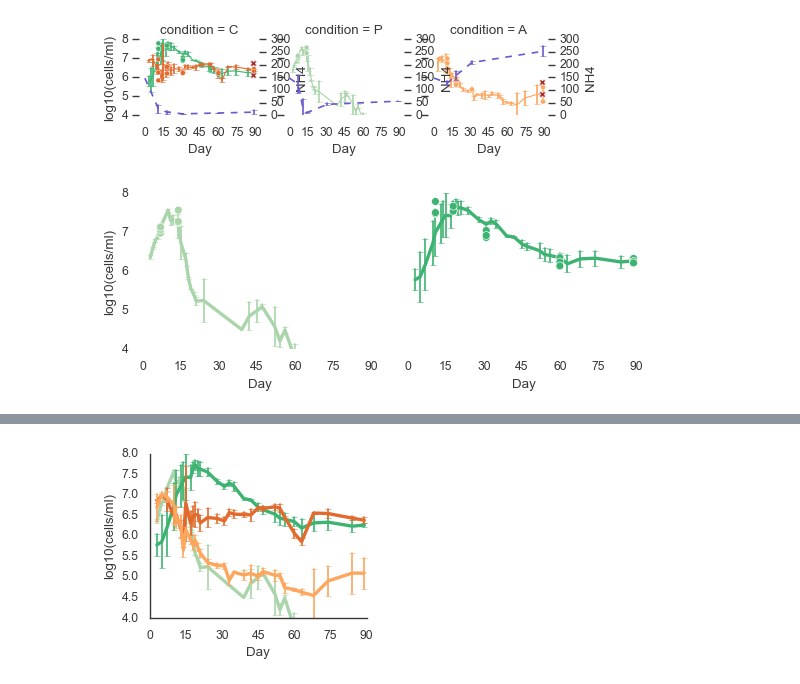
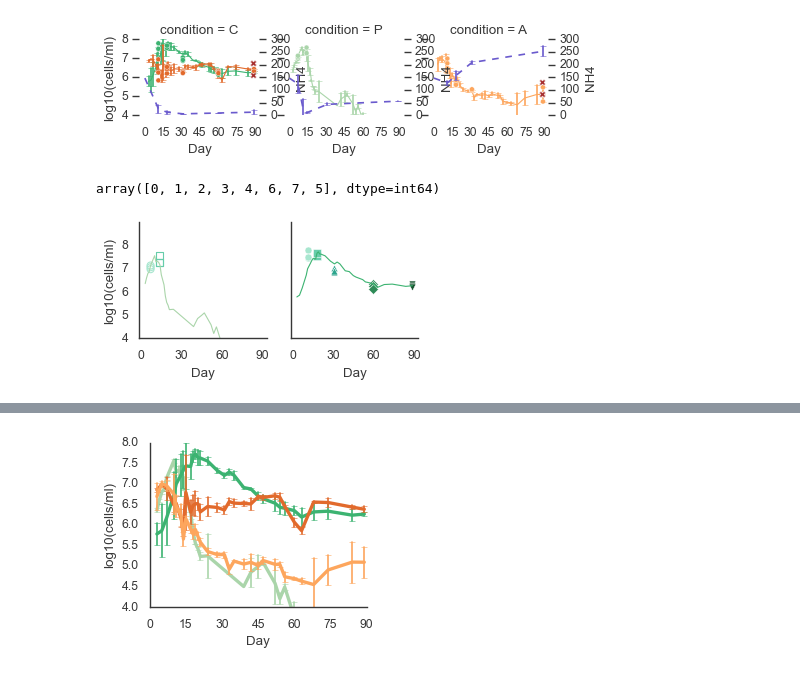
Before and after one commit to wosnat/CC1A3, a Jupyter notebook: FCM/cc1A3 notebook.ipynb, the cells around one changed output, grey strips where cells are left out. Cells and saved outputs as stored; diff of their text form; code cells hidden in the pictures.

Commit message:
create prochlorococcus DE figure

```diff
--- a/FCM/cc1A3 notebook.ipynb
+++ b/FCM/cc1A3 notebook.ipynb
@@ -403,3 +403,8 @@ save_fpath = os.path.join(save_dpath, f'fig_cellml_nh4.svg')
 plt.savefig(save_fpath)
 # %% [output]
 [figure]
+# %%
+fcm_df.loc[
+        fcm_df.omics.isin([True])].timepoint.unique()
+# %% [output]
+array([0, 1, 2, 3, 4, 6, 7, 5], dtype=int64)
@@ -406,48 +443,71 @@ plt.savefig(save_fpath)
 # %%
 fcm_df['log10(cells/ml)'] = np.log10(fcm_df['cells/ml'])
 g = sns.relplot(
     data=fcm_df.loc[
         fcm_df.timepoint.isin([0, 7, 5]) &
         (fcm_df.events > 40) &
         (~fcm_df.sample_id.isin(problematic_samples)) &
         (fcm_df.Strain.isin(['med4']))
                            ]
             , x='Day', y='log10(cells/ml)',
             #style='replicate',
             #markers=True,
             #estimator=None, units='Sample',
             hue='group', #markersize=5,
             #size='omics',
-            err_style='bars',
+            #err_style='bars',
             col='condition', col_order=['P', 'C'],
             hue_order=forder, palette=fpal,
-            lw=3,
-           kind='line', errorbar='sd',
-            height=3, aspect=1.2,
+            lw=1,
+           kind='line', errorbar=None,
+            height=2.5, aspect=0.9,
             legend=False
-           ).set(xticks=[0,15,30,45,60,75,90], ylim=[4,8]).set_titles('')
+           ).set(xticks=[0,30,60,90], ylim=[4,9]).set_titles('')
 
 
 g.set(yticks=(4,5,6,7,8))
-sns.despine(left=True, bottom=True)
+# sns.despine(left=True, bottom=True)
 
 for col_val, ax in g.axes_dict.items():
-    sns.scatterplot(
+    for timepoint in omics_order:
+        facecolor = omics_palette_dict[timepoint]
+        edgecolor = 'white'
+        lw = 0.5
+        if col_val != 'C':
+            facecolor = 'none'
+            edgecolor = omics_palette_dict[timepoint]
+            lw=1
         data=fcm_df.loc[
-        fcm_df.omics.isin([True])&# (fcm_df.events > 40) &
-        fcm_df.condition.isin([col_val]) &
-        (fcm_df.Strain.isin(['med4']))
-        ]
-                , x='Day', y='log10(cells/ml)',
-                hue_order=forder, palette=fpal,
-                #style='replicate',
-                hue='group', s=50, # marker='X',# lw=0.5,
-                    zorder=20,
-                    legend=False, ax=ax,
-               )
+            fcm_df.omics.isin([True])& (fcm_df.events > 40) &
+            fcm_df.condition.isin([col_val]) &
+            (fcm_df.Strain.isin(['med4'])) &
+            fcm_df.timepoint.isin([timepoint])
+            ]
+        ax.scatter(
+            x=data['Day'], y=data['log10(cells/ml)'],
+            edgecolor=edgecolor,
+            facecolor=facecolor,
+            marker=omics_shapes_dict[timepoint],
+            s=40, lw=lw,
+
+        )
+    # sns.scatterplot(
+
+    #     data=fcm_df.loc[
+    #     fcm_df.omics.isin([True])& (fcm_df.events > 40) &
+    #     fcm_df.condition.isin([col_val]) &
+    #     (fcm_df.Strain.isin(['med4']))
+    #     ]
+    #             , x='Day', y='log10(cells/ml)',
+    #             hue='timepoint', hue_order=omics_order, palette=omic_palette,
+    #         style='timepoint', markers=omics_shapes_dict,
+    #              s=70, # marker='X',# lw=0.5,
+    #                 zorder=20,
+    #                 legend=False, ax=ax,
+    #            )
 
 
 save_fpath = os.path.join(save_dpath, f'fig_cellml_med4only.svg')
 plt.savefig(save_fpath)
 # %% [output]
-[figure, old version]
+[figure, new version]
```
Also changed, not shown: parts of 3 cells of this notebook, 5 other files.
